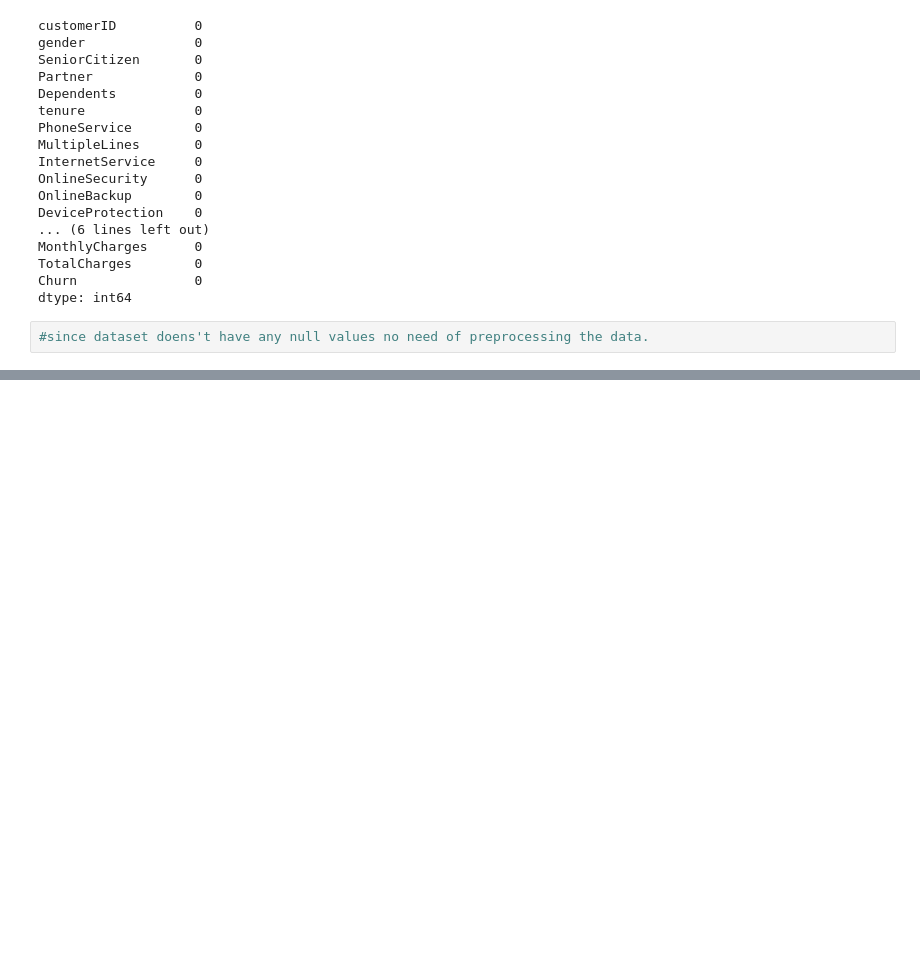
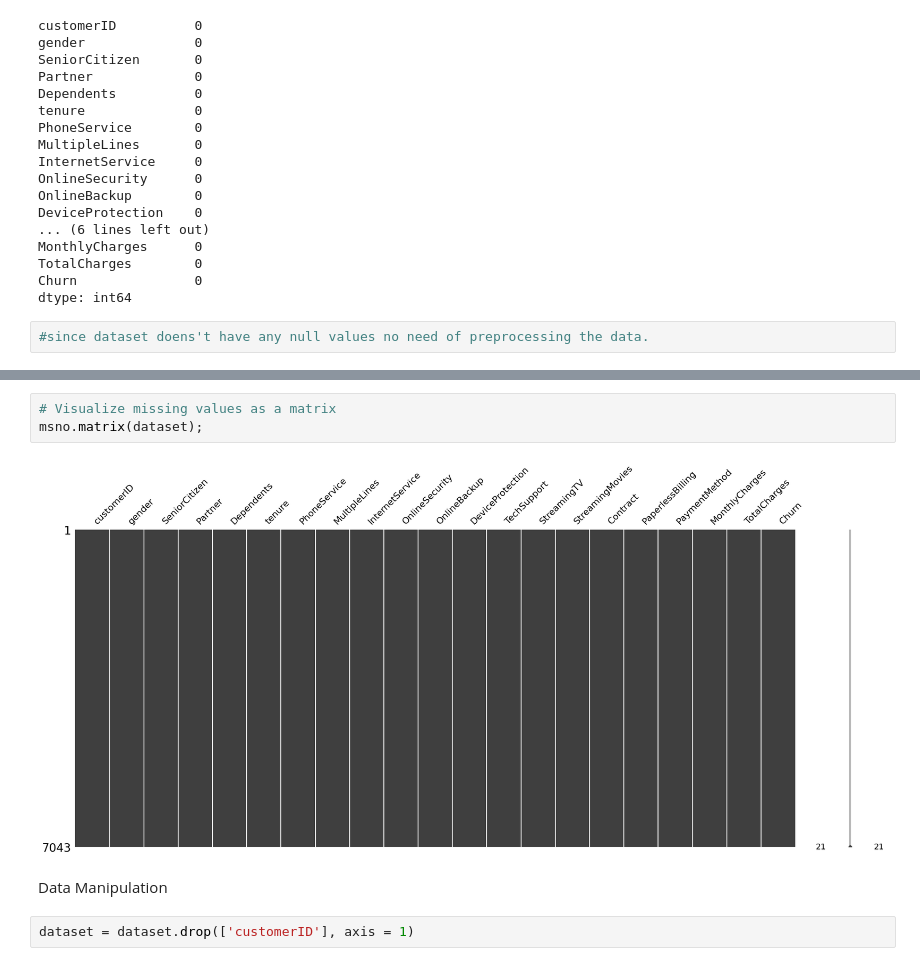
Before and after one commit to AIHemalatha/ML-and-Data-Science-Capstone-Project-, a Jupyter notebook: Data Preprocessing.ipynb, the cells around one changed output, grey strips where cells are left out. Saved outputs shown, nothing was run; the diff lists cells and outputs as text; blank space fills up the shorter version.

```diff
--- a/Data Preprocessing.ipynb
+++ b/Data Preprocessing.ipynb
@@ -38,0 +62,9 @@ dtype: int64
+# %%
+# Visualize missing values as a matrix
+msno.matrix(dataset);
+# %% [output]
+[figure, added]
+# %% [markdown]
+Data Manipulation
+# %%
+dataset = dataset.drop(['customerID'], axis = 1)
```
Also changed, not shown: parts of 12 cells of this notebook, 1 other file.
